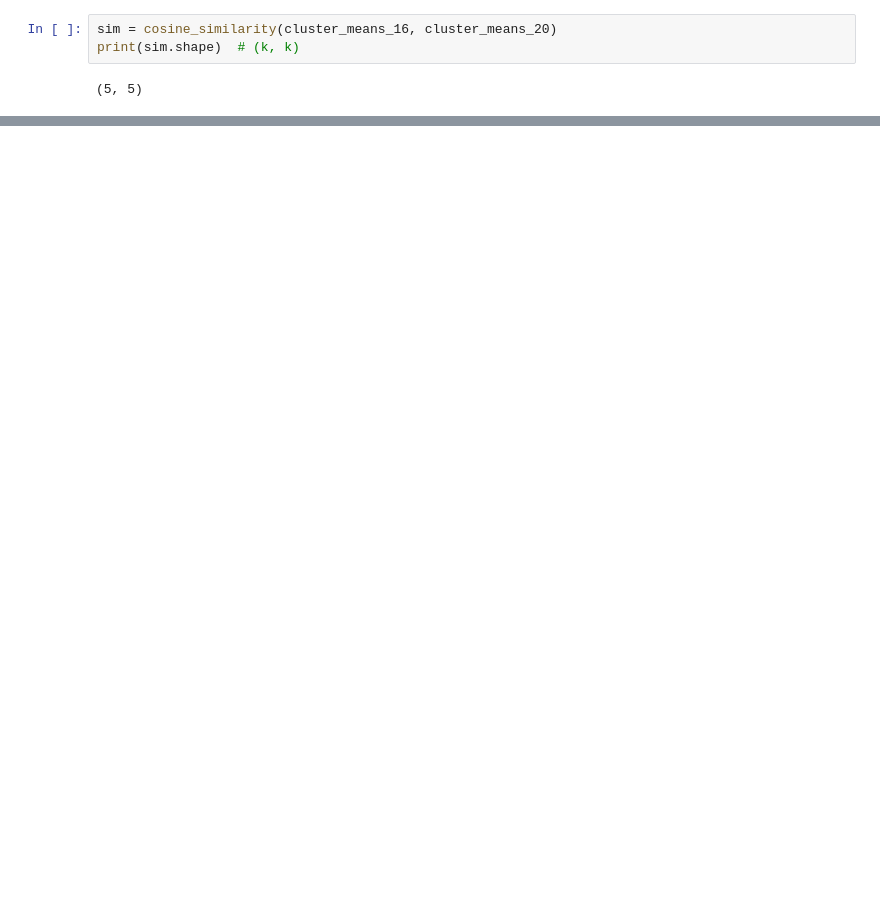
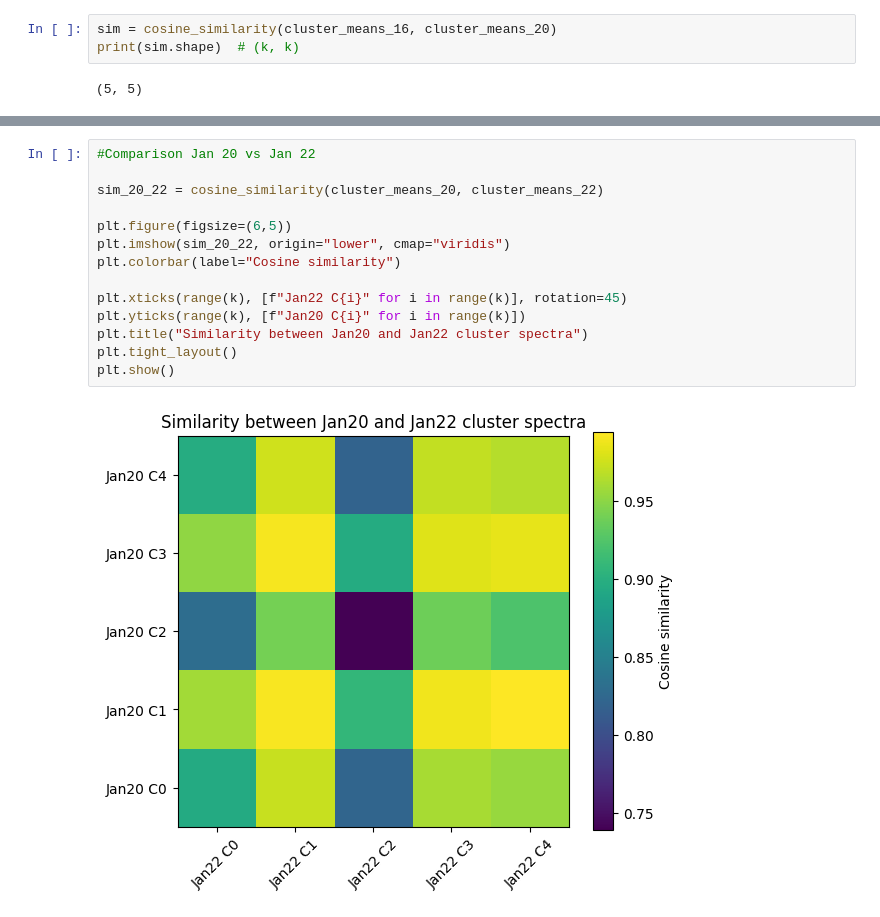
Before and after one commit to tarvinarora/Spectral-Clustering-Neural-Networks-SOM-, a Jupyter notebook: compare_eqs.ipynb, the cells around one changed output, grey strips where cells are left out. Drawn from its saved outputs; the diff is of its cells as text; blank space fills up the shorter version.

```diff
--- a/compare_eqs.ipynb
+++ b/compare_eqs.ipynb
@@ -49,0 +63,16 @@ plt.show()
+# %%
+#Comparison Jan 20 vs Jan 22
+
+sim_20_22 = cosine_similarity(cluster_means_20, cluster_means_22)
+
+plt.figure(figsize=(6,5))
+plt.imshow(sim_20_22, origin="lower", cmap="viridis")
+plt.colorbar(label="Cosine similarity")
+
+plt.xticks(range(k), [f"Jan22 C{i}" for i in range(k)], rotation=45)
+plt.yticks(range(k), [f"Jan20 C{i}" for i in range(k)])
+plt.title("Similarity between Jan20 and Jan22 cluster spectra")
+plt.tight_layout()
+plt.show()
+# %% [output]
+[figure, added]
```
Also changed, not shown: parts of 4 cells of this notebook, 4 other files.
